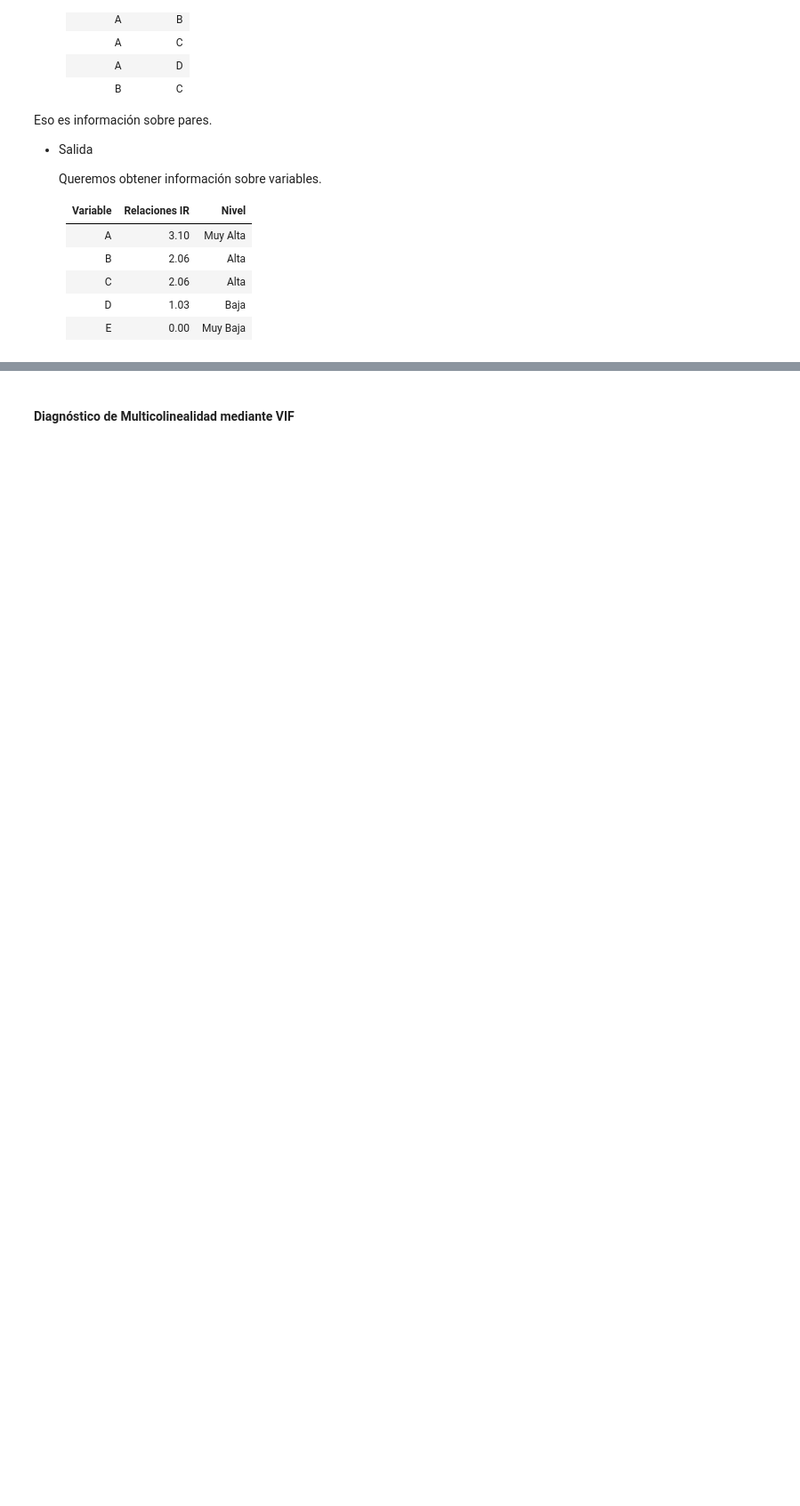
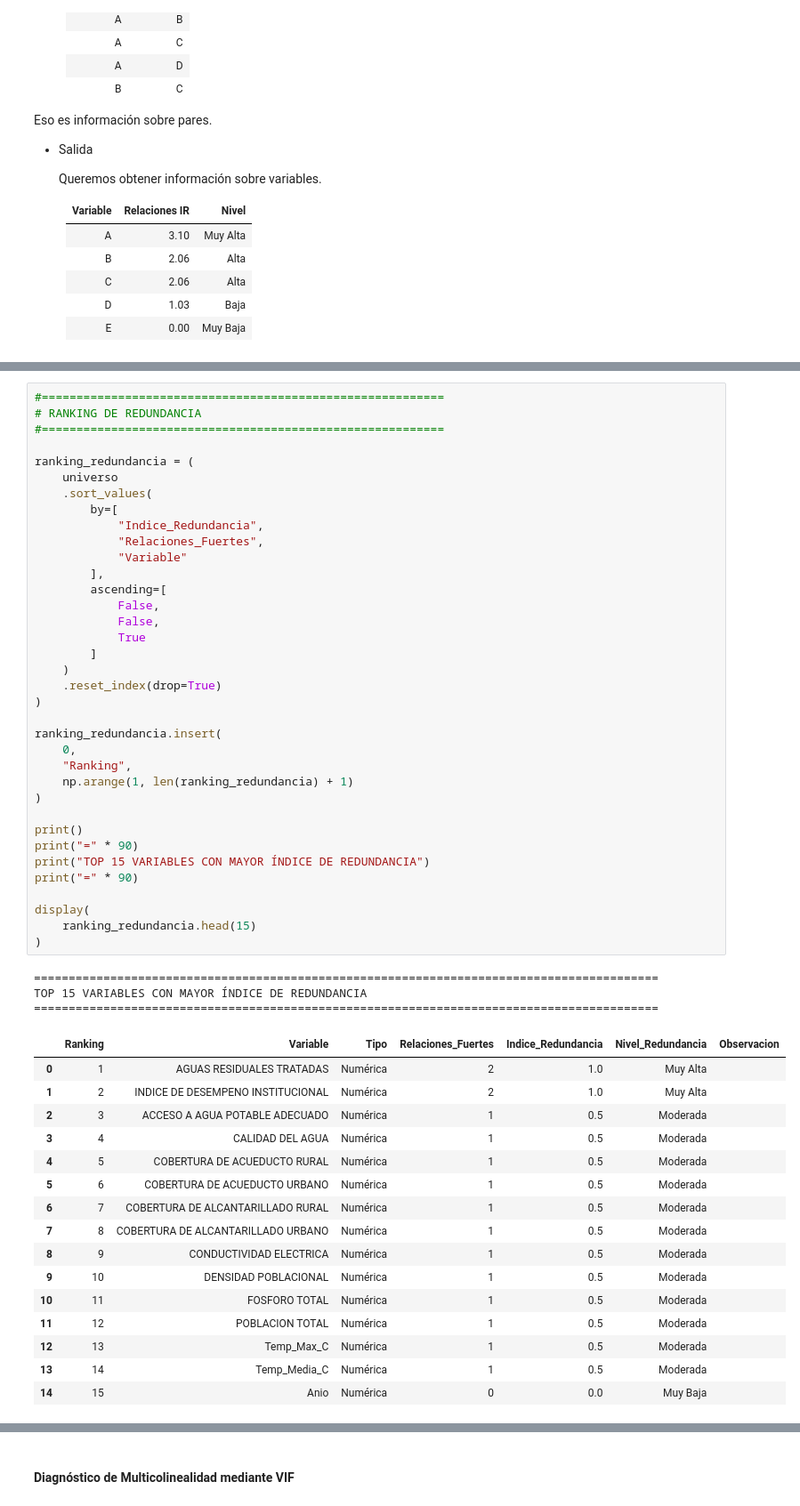
Before and after one commit to josedanielbg/FRAMEWORK_V7, a Jupyter notebook: NOTEBOOKS/C10_CKD/FW7_C10_CatalogoConocimientoDominio.ipynb, the cells around one changed output, grey strips where cells are left out. Shown at 89% size. Cells and saved outputs as stored; diff of their text form; blank space fills up the shorter version.

```diff
--- a/NOTEBOOKS/C10_CKD/FW7_C10_CatalogoConocimientoDominio.ipynb
+++ b/NOTEBOOKS/C10_CKD/FW7_C10_CatalogoConocimientoDominio.ipynb
@@ -3984,0 +4323,56 @@ CONCLUSIONES
+# %%
+#==========================================================
+# RANKING DE REDUNDANCIA
+#==========================================================
+
+ranking_redundancia = (
+    universo
+    .sort_values(
+        by=[
+            "Indice_Redundancia",
+            "Relaciones_Fuertes",
+            "Variable"
+        ],
+        ascending=[
+            False,
+            False,
+            True
+        ]
+    )
+    .reset_index(drop=True)
+)
+
+ranking_redundancia.insert(
+    0,
+    "Ranking",
+    np.arange(1, len(ranking_redundancia) + 1)
+)
+
+print()
+print("=" * 90)
+print("TOP 15 VARIABLES CON MAYOR ÍNDICE DE REDUNDANCIA")
+print("=" * 90)
+
+display(
+    ranking_redundancia.head(15)
+)
+# %% [output]
+==========================================================================================
+TOP 15 VARIABLES CON MAYOR ÍNDICE DE REDUNDANCIA
+==========================================================================================
+|  | Ranking | Variable | Tipo | Relaciones_Fuertes | Indice_Redundancia | Nivel_Redundancia | Observacion |
+| 0 | 1 | AGUAS RESIDUALES TRATADAS | Numérica | 2 | 1.0 | Muy Alta |  |
+| 1 | 2 | INDICE DE DESEMPENO INSTITUCIONAL | Numérica | 2 | 1.0 | Muy Alta |  |
+| 2 | 3 | ACCESO A AGUA POTABLE ADECUADO | Numérica | 1 | 0.5 | Moderada |  |
+| 3 | 4 | CALIDAD DEL AGUA | Numérica | 1 | 0.5 | Moderada |  |
+| 4 | 5 | COBERTURA DE ACUEDUCTO RURAL | Numérica | 1 | 0.5 | Moderada |  |
+| 5 | 6 | COBERTURA DE ACUEDUCTO URBANO | Numérica | 1 | 0.5 | Moderada |  |
+| 6 | 7 | COBERTURA DE ALCANTARILLADO RURAL | Numérica | 1 | 0.5 | Moderada |  |
+| 7 | 8 | COBERTURA DE ALCANTARILLADO URBANO | Numérica | 1 | 0.5 | Moderada |  |
+| 8 | 9 | CONDUCTIVIDAD ELECTRICA | Numérica | 1 | 0.5 | Moderada |  |
+| 9 | 10 | DENSIDAD POBLACIONAL | Numérica | 1 | 0.5 | Moderada |  |
+| 10 | 11 | FOSFORO TOTAL | Numérica | 1 | 0.5 | Moderada |  |
+| 11 | 12 | POBLACION TOTAL | Numérica | 1 | 0.5 | Moderada |  |
+| 12 | 13 | Temp_Max_C | Numérica | 1 | 0.5 | Moderada |  |
+| 13 | 14 | Temp_Media_C | Numérica | 1 | 0.5 | Moderada |  |
+| 14 | 15 | Anio | Numérica | 0 | 0.0 | Muy Baja |  |
```
Also changed, not shown: parts of 193 cells of this notebook.
